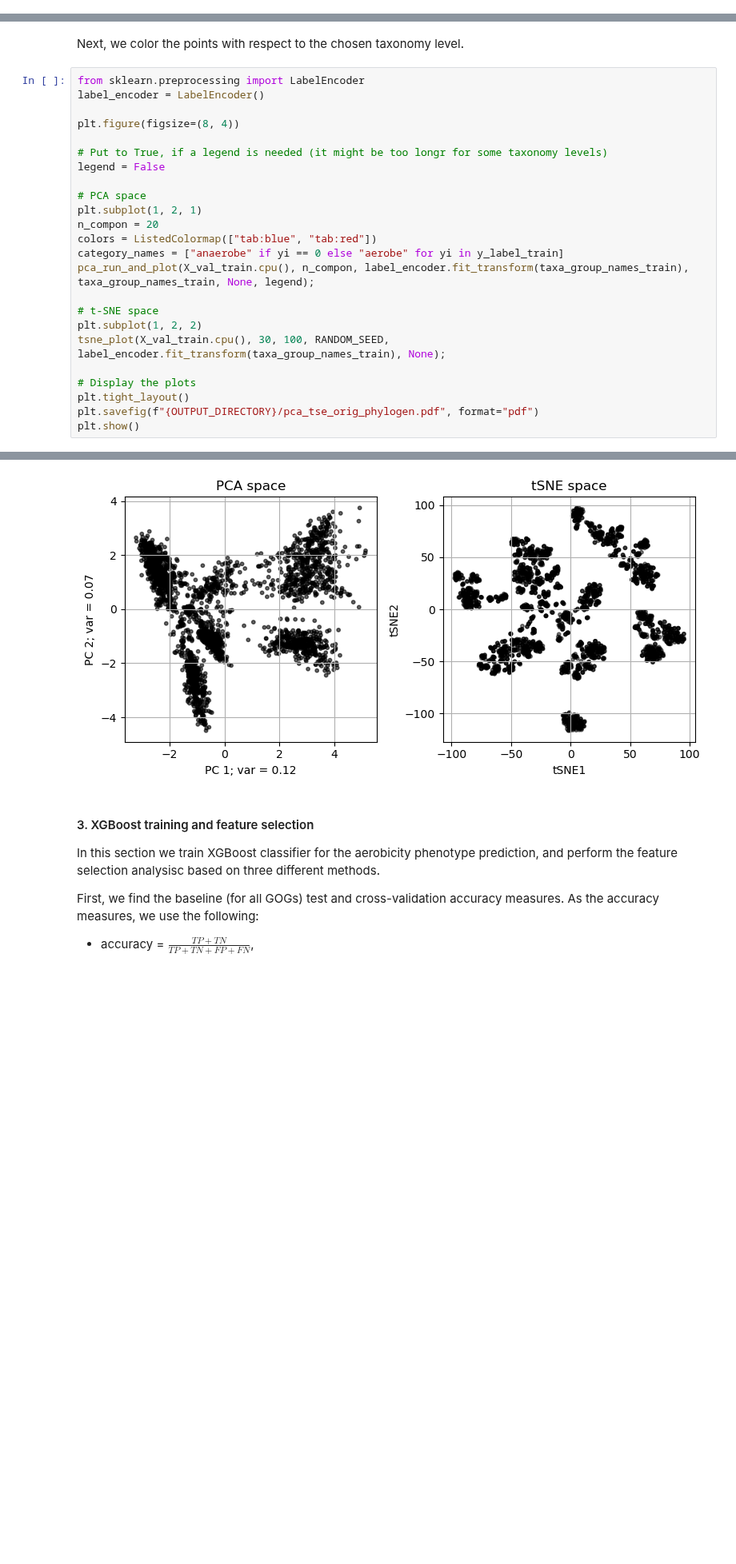
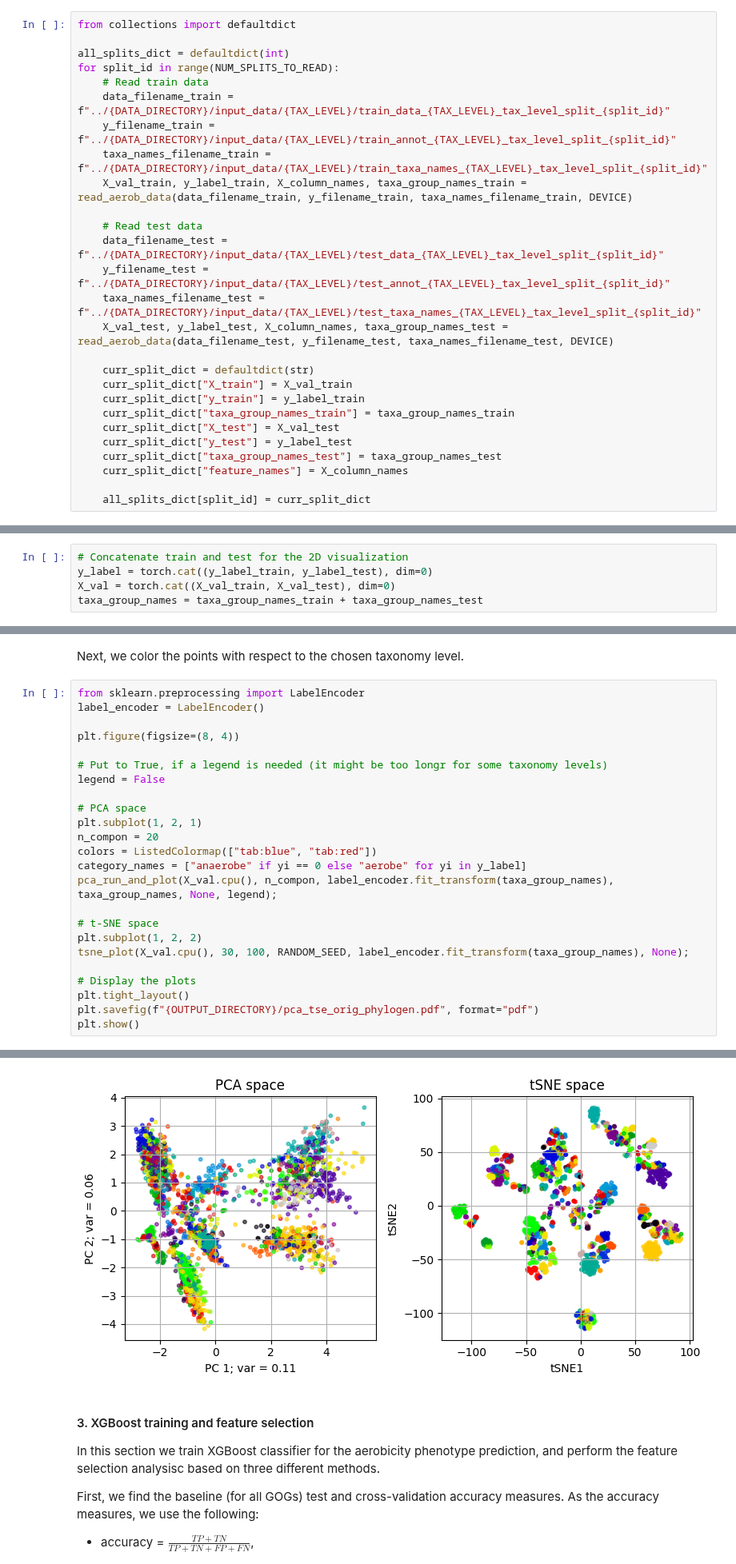
Before and after one commit to oist/gene-context, a Jupyter notebook: phenotype_prediction/jupyter_notebooks/aerob_data.ipynb, the cells around one changed output, grey strips where cells are left out. Shown at 80% size. Drawn from its saved outputs; the diff is of its cells as text; blank space fills up the shorter version.

Commit message:
splits

```diff
--- a/phenotype_prediction/jupyter_notebooks/aerob_data.ipynb
+++ b/phenotype_prediction/jupyter_notebooks/aerob_data.ipynb
@@ -54,0 +45,27 @@ X_val_test, y_label_test, X_column_names, taxa_group_names_test = read_aerob_dat
+# %%
+from collections import defaultdict
+
+all_splits_dict = defaultdict(int)
+for split_id in range(NUM_SPLITS_TO_READ):
+    # Read train data
+    data_filename_train = f"../{DATA_DIRECTORY}/input_data/{TAX_LEVEL}/train_data_{TAX_LEVEL}_tax_level_split_{split_id}"
+    y_filename_train = f"../{DATA_DIRECTORY}/input_data/{TAX_LEVEL}/train_annot_{TAX_LEVEL}_tax_level_split_{split_id}"
+    taxa_names_filename_train = f"../{DATA_DIRECTORY}/input_data/{TAX_LEVEL}/train_taxa_names_{TAX_LEVEL}_tax_level_split_{split_id}"
+    X_val_train, y_label_train, X_column_names, taxa_group_names_train = read_aerob_data(data_filename_train, y_filename_train, taxa_names_filename_train, DEVICE)
+
+    # Read test data
+    data_filename_test = f"../{DATA_DIRECTORY}/input_data/{TAX_LEVEL}/test_data_{TAX_LEVEL}_tax_level_split_{split_id}"
+    y_filename_test = f"../{DATA_DIRECTORY}/input_data/{TAX_LEVEL}/test_annot_{TAX_LEVEL}_tax_level_split_{split_id}"
+    taxa_names_filename_test = f"../{DATA_DIRECTORY}/input_data/{TAX_LEVEL}/test_taxa_names_{TAX_LEVEL}_tax_level_split_{split_id}"
+    X_val_test, y_label_test, X_column_names, taxa_group_names_test = read_aerob_data(data_filename_test, y_filename_test, taxa_names_filename_test, DEVICE)
+
+    curr_split_dict = defaultdict(str)
+    curr_split_dict["X_train"] = X_val_train
+    curr_split_dict["y_train"] = y_label_train
+    curr_split_dict["taxa_group_names_train"] = taxa_group_names_train
+    curr_split_dict["X_test"] = X_val_test
+    curr_split_dict["y_test"] = y_label_test
+    curr_split_dict["taxa_group_names_test"] = taxa_group_names_test
+    curr_split_dict["feature_names"] = X_column_names
+
+    all_splits_dict[split_id] = curr_split_dict
@@ -79,6 +126,11 @@ First, we color the projected samples with respect to their phenotype (aerob/ana
 # %%
 if not os.path.exists(OUTPUT_DIRECTORY):
     os.makedirs(OUTPUT_DIRECTORY)
+# %%
+# Concatenate train and test for the 2D visualization
+y_label = torch.cat((y_label_train, y_label_test), dim=0)
+X_val = torch.cat((X_val_train, X_val_test), dim=0)
+taxa_group_names = taxa_group_names_train + taxa_group_names_test
 # %%
 plt.figure(figsize=(8, 4))
 
@@ -115,12 +167,12 @@ legend = False
 plt.subplot(1, 2, 1)
 n_compon = 20
 colors = ListedColormap(["tab:blue", "tab:red"])
-category_names = ["anaerobe" if yi == 0 else "aerobe" for yi in y_label_train]
-pca_run_and_plot(X_val_train.cpu(), n_compon, label_encoder.fit_transform(taxa_group_names_train), taxa_group_names_train, None, legend);
+category_names = ["anaerobe" if yi == 0 else "aerobe" for yi in y_label]
+pca_run_and_plot(X_val.cpu(), n_compon, label_encoder.fit_transform(taxa_group_names), taxa_group_names, None, legend);
 
 # t-SNE space
 plt.subplot(1, 2, 2)
-tsne_plot(X_val_train.cpu(), 30, 100, RANDOM_SEED, label_encoder.fit_transform(taxa_group_names_train), None);
+tsne_plot(X_val.cpu(), 30, 100, RANDOM_SEED, label_encoder.fit_transform(taxa_group_names), None);
 
 # Display the plots
 plt.tight_layout()
@@ -131,4 +183,4 @@ Shape of the projected data = (2976, 2)
-[figure, old version]
+[figure, new version]
 # %% [markdown]
 #### 3. XGBoost training and feature selection
 
```
Also changed, not shown: parts of 8 cells of this notebook, 3 other files.
